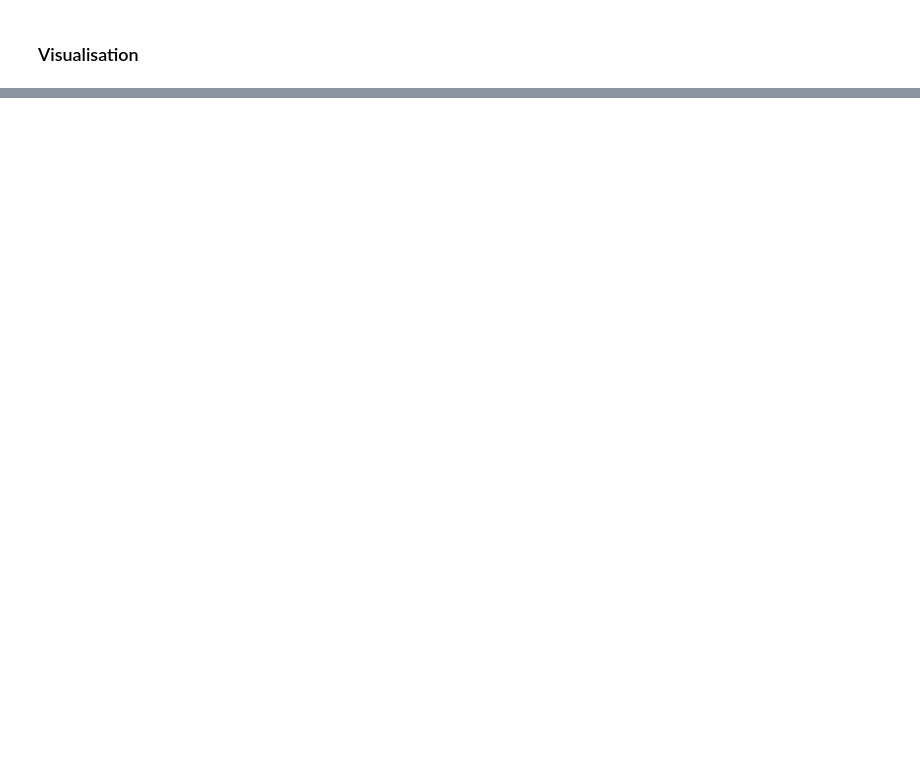
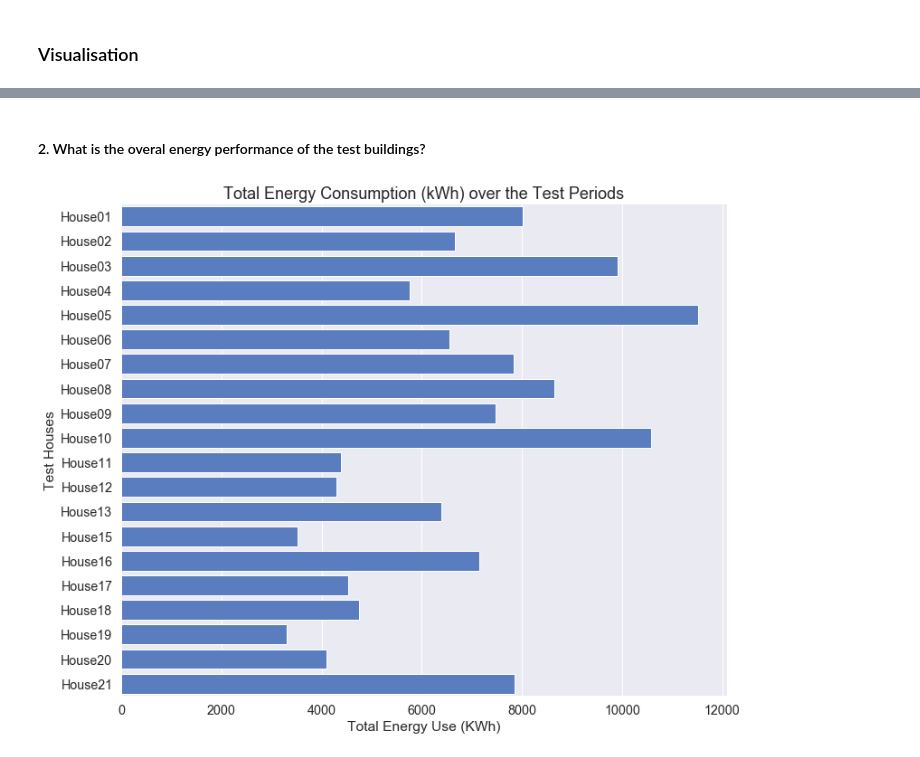
Before and after one commit to dipsonflash/19ERBE-EDA-Coursework, a Jupyter notebook: REFIT- Electrical Load Measurement- ERBE-EDA Course Work.ipynb, the cells around one changed output, grey strips where cells are left out. Drawn from its saved outputs; the diff is of its cells as text; code cells hidden in the pictures; blank space fills up the shorter version.

```diff
--- a/REFIT- Electrical Load Measurement- ERBE-EDA Course Work.ipynb
+++ b/REFIT- Electrical Load Measurement- ERBE-EDA Course Work.ipynb
@@ -168,0 +162,3 @@ all_data.tail()
+# %%
+MetaData_Tables.TestHouse = all_data_summary.index
+MetaData_Tables = MetaData_Tables.set_index('TestHouse')
@@ -168,0 +167,4 @@ all_data.tail()
+# %%
+all_data_summaryCombined = pd.concat([MetaData_Tables, all_data_summary], axis = 1)
+# %%
+all_data_summaryCombined["Occupancy"] = all_data_summaryCombined["Occupancy"].astype('category')
@@ -188,0 +195,25 @@ all_data["TestHouse"] = pd.Categorical(all_data.TestHouse)
+# %% [markdown]
+#### 2. What is the overal energy performance of the test buildings?
+# %%
+#sns.set_context('paper')
+#fig, ax = plt.subplots()
+fig, ax = plt.subplots(figsize = (12,10))
+#fig.set_size_inches(15,10)
+sns.set(font_scale = 1.5)
+
+plot_data = all_data_summaryCombined.reset_index()
+
+sns.set_color_codes('muted')
+#sns.set_color_codes('pastel')
+
+sns.barplot(y = "TestHouse", x = "EnergyUse_kWh", data = plot_data,
+            label = 'Type', color = 'b', edgecolor = 'w')
+
+plt.title("Total Energy Consumption (kWh) over the Test Periods")
+ax.set(xlabel = "Total Energy Use (KWh)", ylabel = "Test Houses")
+
+sns.despine(left = True, bottom = True)
+#sns.despine(offset=10, trim=True)
+plt.show()
+# %% [output]
+[figure, added]
```
Also changed, not shown: parts of 43 cells of this notebook.
